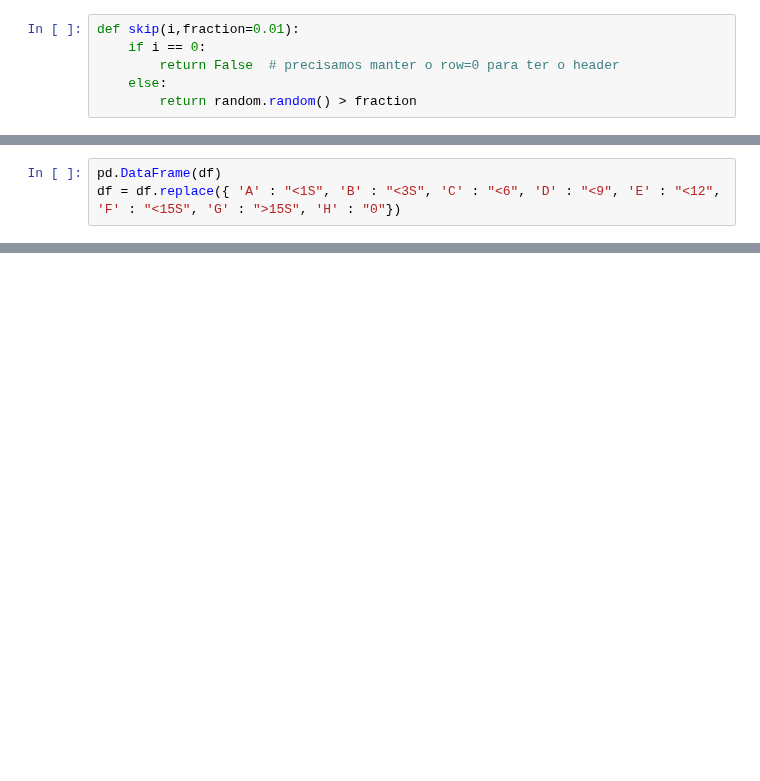
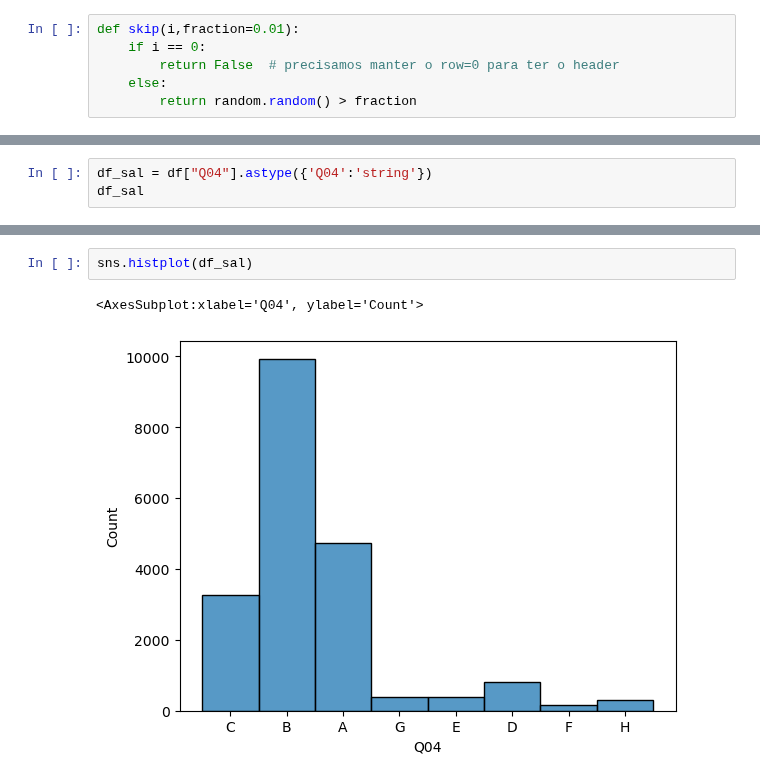
Before and after one commit to atp/enem, a Jupyter notebook: 12-analise_renda_e_pontos.ipynb, the cells around one changed output, grey strips where cells are left out. Saved outputs shown, nothing was run; the diff lists cells and outputs as text; blank space fills up the shorter version.

```diff
--- a/12-analise_renda_e_pontos.ipynb
+++ b/12-analise_renda_e_pontos.ipynb
@@ -21,3 +31,0 @@ Wall time: 20.5 s
-# %%
-pd.DataFrame(df)
-df = df.replace({ 'A' : "<1S", 'B' : "<3S", 'C' : "<6", 'D' : "<9", 'E' : "<12", 'F' : "<15S", 'G' : ">15S", 'H' : "0"})
@@ -27,0 +32,3 @@ plot = sns.histplot(data=df,)
+# %%
+df_sal = df["Q04"].astype({'Q04':'string'})
+df_sal
@@ -27,0 +48,5 @@ plot = sns.histplot(data=df,)
+# %%
+sns.histplot(df_sal)
+# %% [output]
+<AxesSubplot:xlabel='Q04', ylabel='Count'>
+[figure, added]
```
Also changed, not shown: parts of 14 cells of this notebook.
